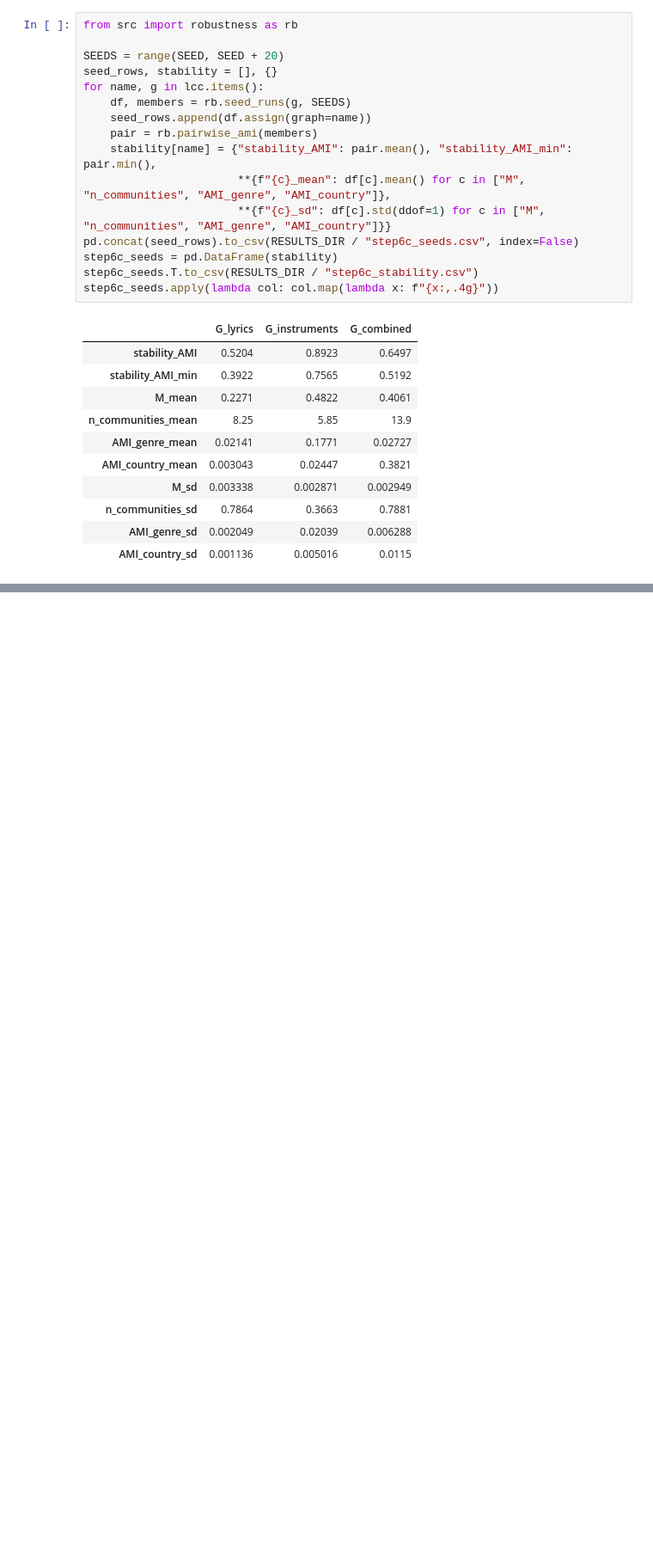
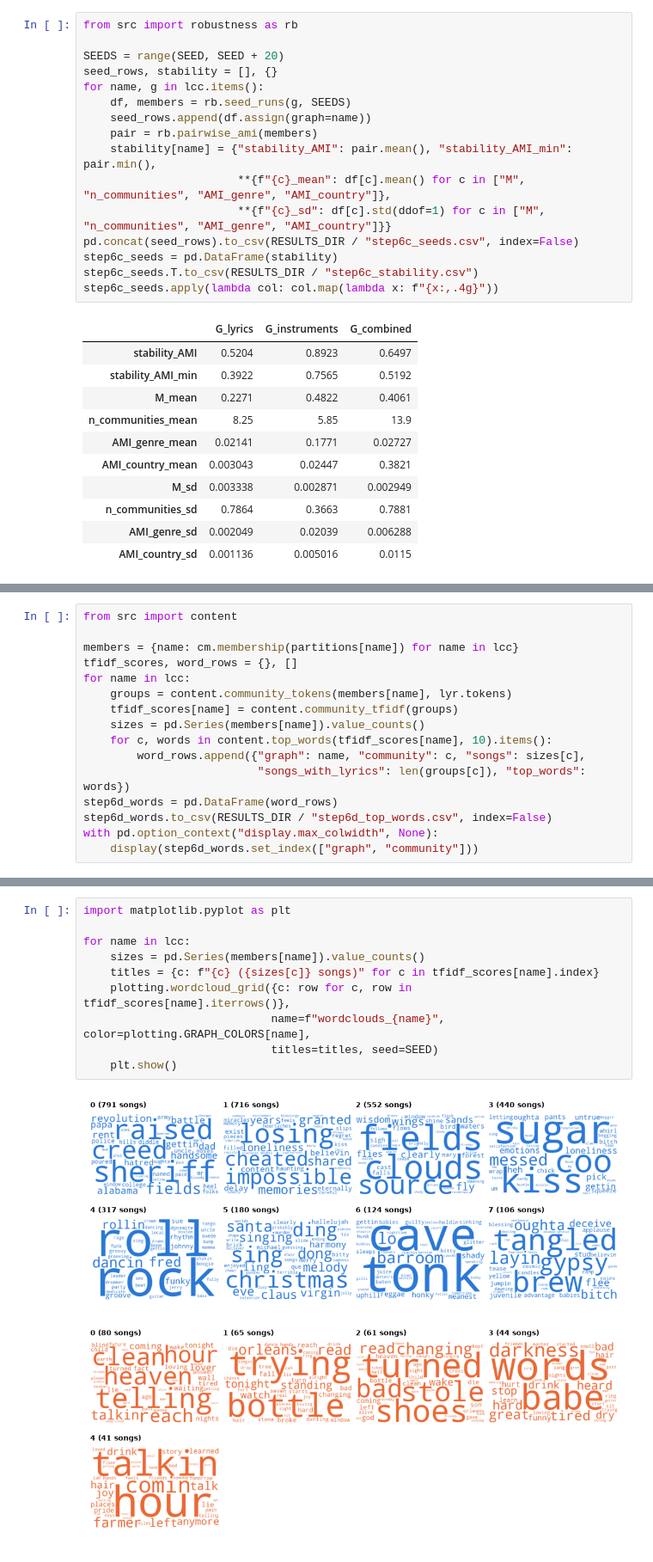
Before and after one commit to CRisager/SocialGraphs_FinalProject, a Jupyter notebook: notebooks/analysis.ipynb, the cells around one changed output, grey strips where cells are left out. Shown at 86% size. Cells and saved outputs as stored; diff of their text form; blank space fills up the shorter version.

Commit message:
Step 6D: community words (song-frequency TF-IDF), word clouds, VADER sentiment, instrument profiles
Co-Authored-By: Claude Opus 5.5 <noreply@anthropic.com>

```diff
--- a/notebooks/analysis.ipynb
+++ b/notebooks/analysis.ipynb
@@ -682,0 +691,16 @@ step6c_country.set_index("country_weight").apply(lambda col: col.map(lambda x: f
+# %%
+from src import content
+
+members = {name: cm.membership(partitions[name]) for name in lcc}
+tfidf_scores, word_rows = {}, []
+for name in lcc:
+    groups = content.community_tokens(members[name], lyr.tokens)
+    tfidf_scores[name] = content.community_tfidf(groups)
+    sizes = pd.Series(members[name]).value_counts()
+    for c, words in content.top_words(tfidf_scores[name], 10).items():
+        word_rows.append({"graph": name, "community": c, "songs": sizes[c],
+                          "songs_with_lyrics": len(groups[c]), "top_words": words})
+step6d_words = pd.DataFrame(word_rows)
+step6d_words.to_csv(RESULTS_DIR / "step6d_top_words.csv", index=False)
+with pd.option_context("display.max_colwidth", None):
+    display(step6d_words.set_index(["graph", "community"]))
@@ -682,0 +726,13 @@ step6c_country.set_index("country_weight").apply(lambda col: col.map(lambda x: f
+# %%
+import matplotlib.pyplot as plt
+
+for name in lcc:
+    sizes = pd.Series(members[name]).value_counts()
+    titles = {c: f"{c} ({sizes[c]} songs)" for c in tfidf_scores[name].index}
+    plotting.wordcloud_grid({c: row for c, row in tfidf_scores[name].iterrows()},
+                            name=f"wordclouds_{name}", color=plotting.GRAPH_COLORS[name],
+                            titles=titles, seed=SEED)
+    plt.show()
+# %% [output]
+[figure, added]
+[figure, added]
```
Also changed, not shown: parts of 7 cells of this notebook, 16 other files.
